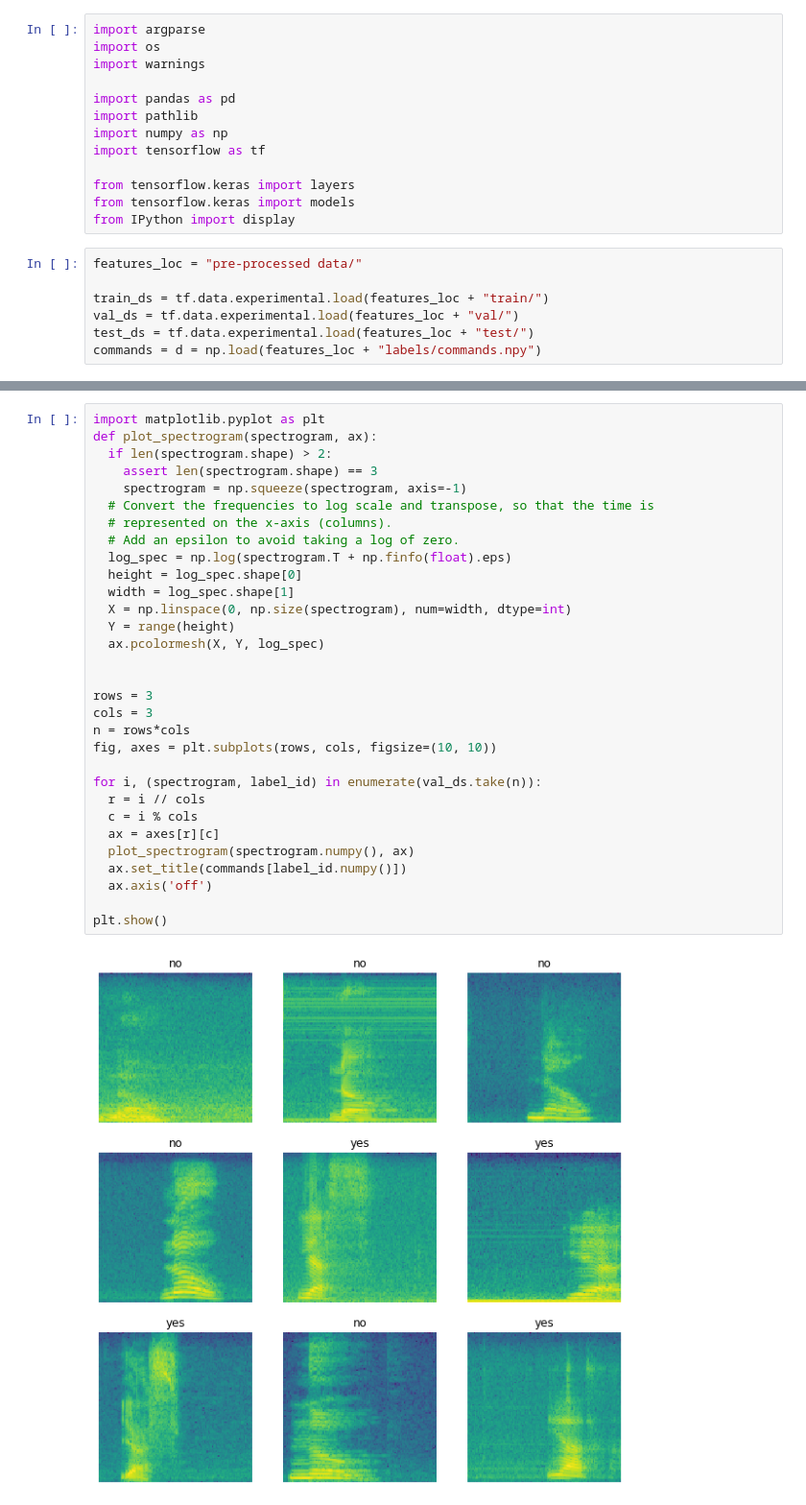
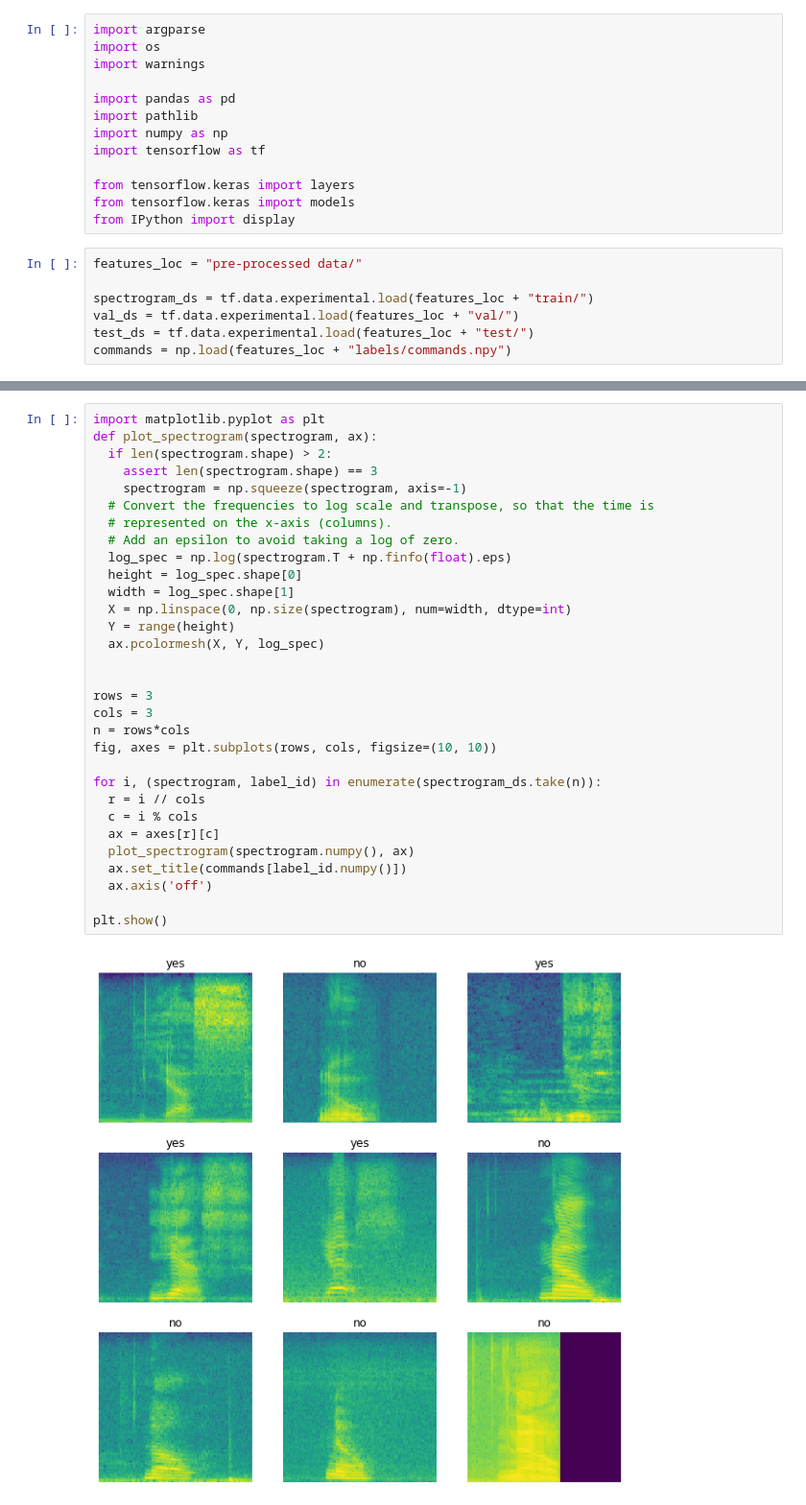
Before and after one commit to OSobky/speech-recognition-AWS, a Jupyter notebook: training-job.ipynb, the cells around one changed output, grey strips where cells are left out. Shown at 96% size. Saved outputs shown, nothing was run; the diff lists cells and outputs as text.

Commit message:
Running training Job and writing the training script

```diff
--- a/training-job.ipynb
+++ b/training-job.ipynb
@@ -26,7 +26,7 @@ from IPython import display
 # %%
 features_loc = "pre-processed data/"
 
-train_ds = tf.data.experimental.load(features_loc + "train/")
+spectrogram_ds = tf.data.experimental.load(features_loc + "train/")
 val_ds = tf.data.experimental.load(features_loc + "val/")
 test_ds = tf.data.experimental.load(features_loc + "test/")
-commands = d = np.load(features_loc + "labels/commands.npy")
+commands = np.load(features_loc + "labels/commands.npy")
@@ -34,32 +38,32 @@ commands = d = np.load(features_loc + "labels/commands.npy")
 import matplotlib.pyplot as plt
 def plot_spectrogram(spectrogram, ax):
   if len(spectrogram.shape) > 2:
     assert len(spectrogram.shape) == 3
     spectrogram = np.squeeze(spectrogram, axis=-1)
   # Convert the frequencies to log scale and transpose, so that the time is
   # represented on the x-axis (columns).
   # Add an epsilon to avoid taking a log of zero.
   log_spec = np.log(spectrogram.T + np.finfo(float).eps)
   height = log_spec.shape[0]
   width = log_spec.shape[1]
   X = np.linspace(0, np.size(spectrogram), num=width, dtype=int)
   Y = range(height)
   ax.pcolormesh(X, Y, log_spec)
 
 
 rows = 3
 cols = 3
 n = rows*cols
 fig, axes = plt.subplots(rows, cols, figsize=(10, 10))
 
-for i, (spectrogram, label_id) in enumerate(val_ds.take(n)):
+for i, (spectrogram, label_id) in enumerate(spectrogram_ds.take(n)):
   r = i // cols
   c = i % cols
   ax = axes[r][c]
   plot_spectrogram(spectrogram.numpy(), ax)
   ax.set_title(commands[label_id.numpy()])
   ax.axis('off')
 
 plt.show()
 # %% [output]
-[figure, old version]
+[figure, new version]
```
Also changed, not shown: parts of 6 cells of this notebook, 1 other file.
